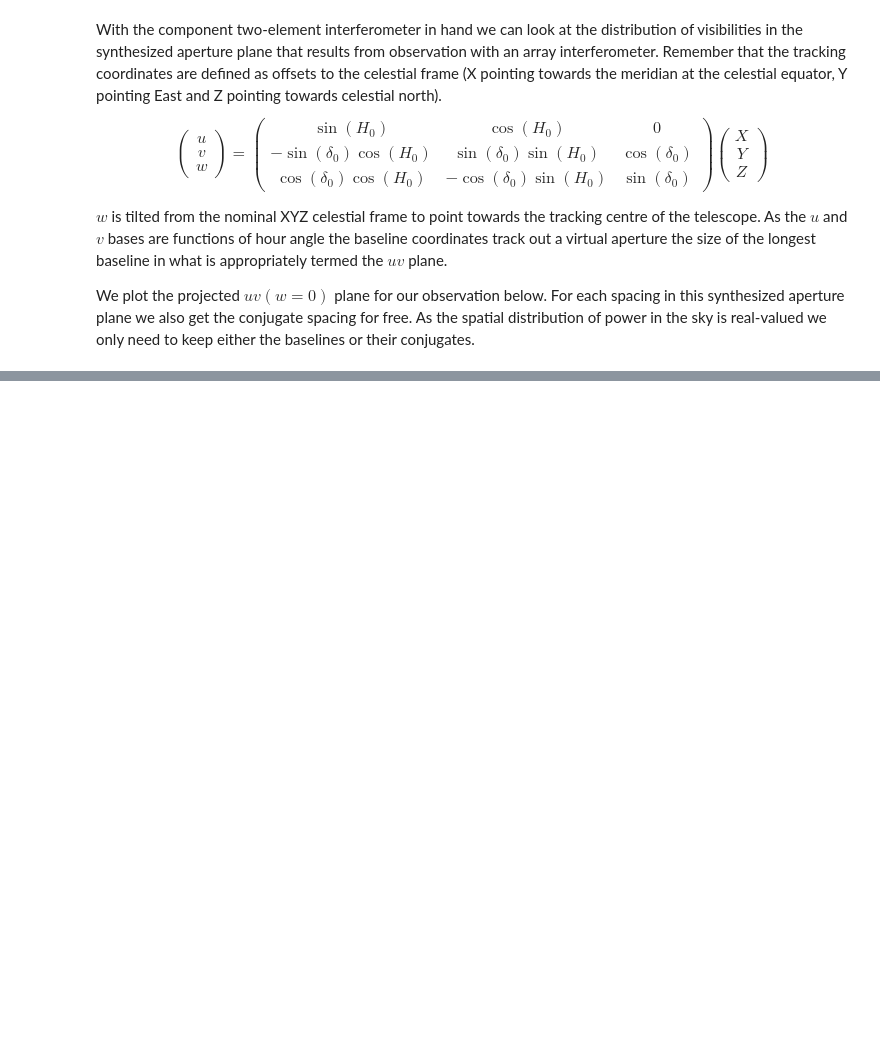
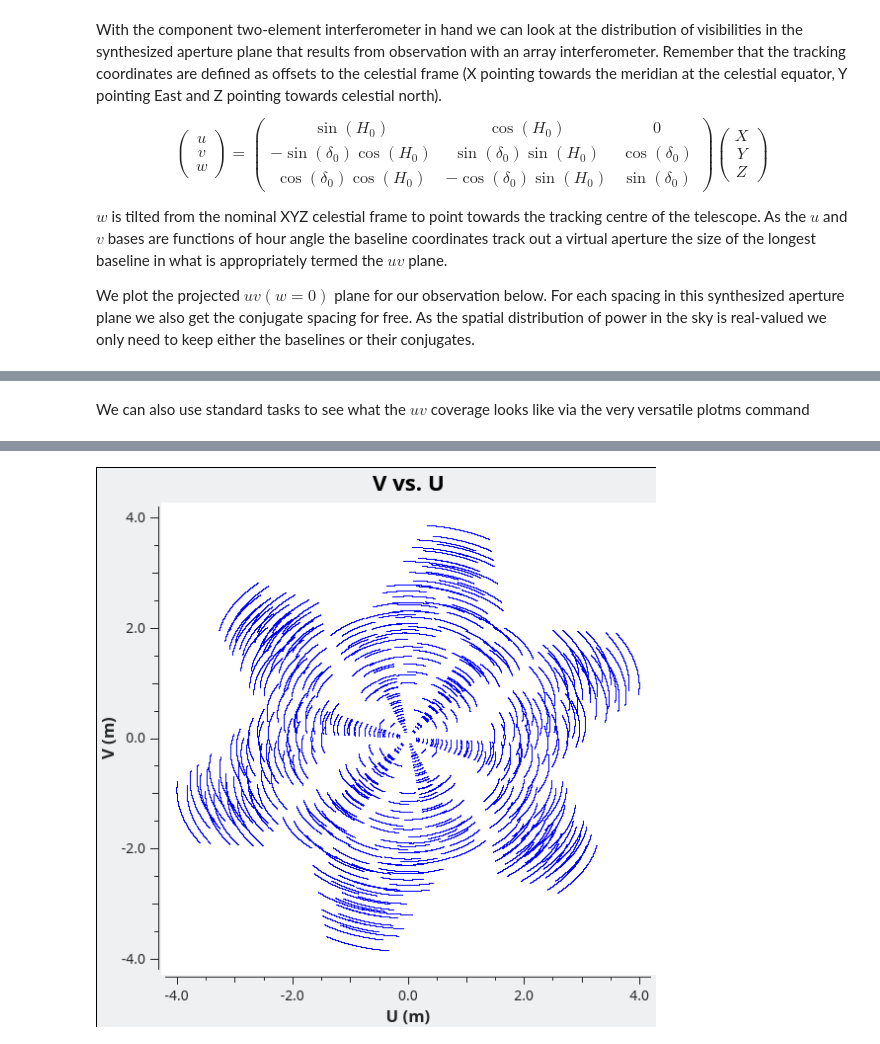
Before and after one commit to tart-telescope/notebooks, a Jupyter notebook: casa_example/casa_reduction_example.ipynb, the cells around one changed output, grey strips where cells are left out. Drawn from its saved outputs; the diff is of its cells as text; code cells hidden in the pictures; blank space fills up the shorter version.

```diff
--- a/casa_example/casa_reduction_example.ipynb
+++ b/casa_example/casa_reduction_example.ipynb
@@ -197,0 +305,6 @@ plt.show()
+# %% [markdown]
+We can also use standard tasks to see what the $uv$ coverage looks like via the very versatile plotms command
+# %%
+plotms(vis='tart.ms', xaxis="U", yaxis="V", showgui=False, plotfile='uvcoverage.tart.png', overwrite=True)
+Image(os.path.join(os.path.abspath(""), 'uvcoverage.tart.png'))
+# %% [output]
@@ -197,0 +329 @@ plt.show()
+[figure, added]
```
Also changed, not shown: parts of 18 cells of this notebook.
